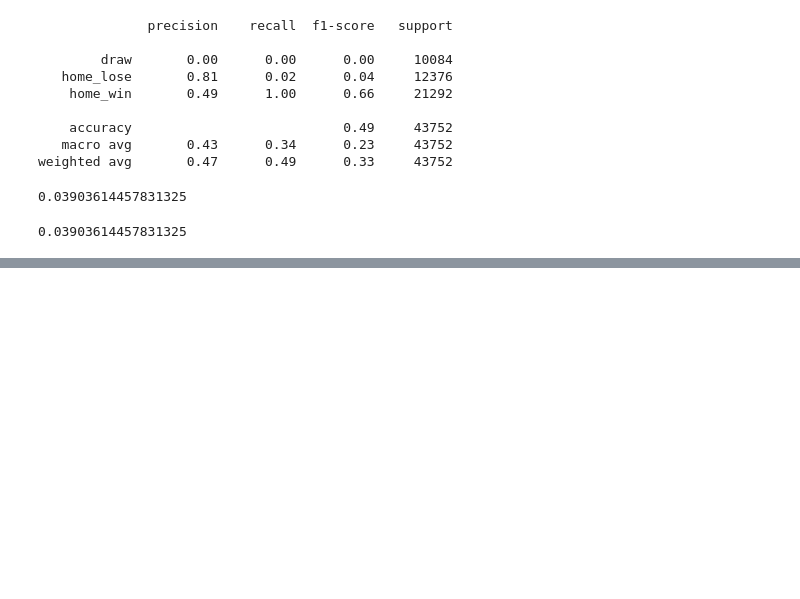
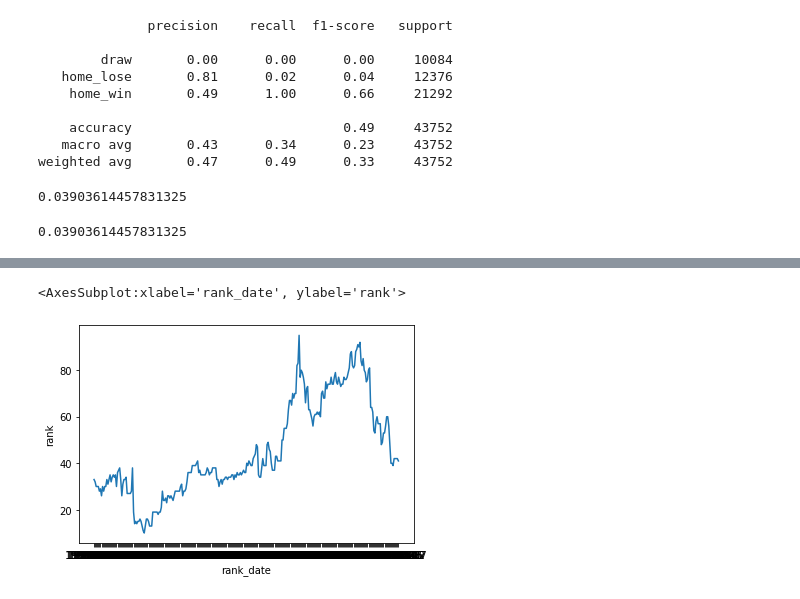
Before and after one commit to Omaraitbenhaddi/ODC-World-Cup-2022-Predictions, a Jupyter notebook: notebooks/data_exploration.ipynb, the cells around one changed output, grey strips where cells are left out. Drawn from its saved outputs; the diff is of its cells as text; code cells hidden in the pictures; blank space fills up the shorter version.

```diff
--- a/notebooks/data_exploration.ipynb
+++ b/notebooks/data_exploration.ipynb
@@ -231,0 +265,2 @@ recall = .02
+# %%
+fr = pd.read_csv('../data/fifa_ranking.csv')
@@ -231,0 +286,3 @@ recall = .02
+# %%
+fr['year'] = fr.apply(lambda x: x.rank_date[:4], axis=1)
+fr['month'] = fr.apply(lambda x: x.rank_date[5:7], axis=1)
@@ -231,0 +307,5 @@ recall = .02
+# %%
+sns.lineplot(x='rank_date', y='rank', data=fr.query('country_full=="Morocco"'))
+# %% [output]
+<AxesSubplot:xlabel='rank_date', ylabel='rank'>
+[figure, added]
```
Also changed, not shown: parts of 16 cells of this notebook.
